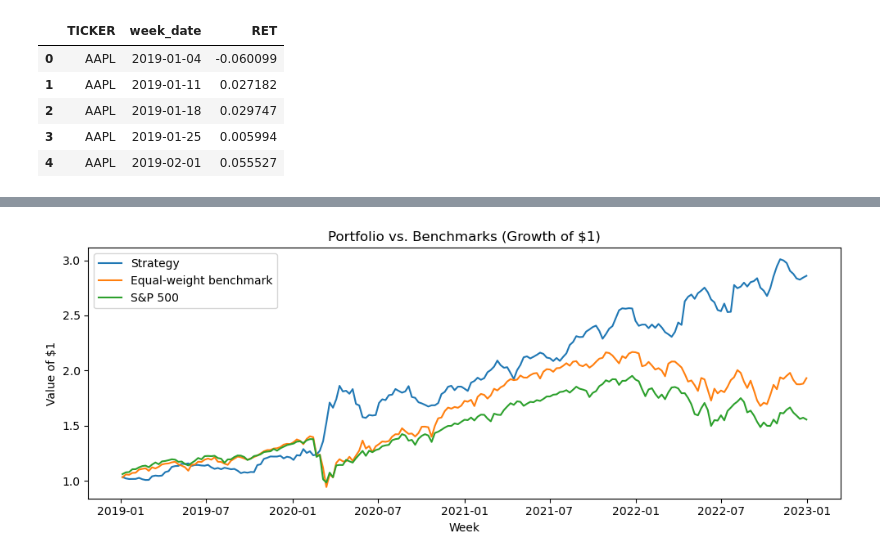
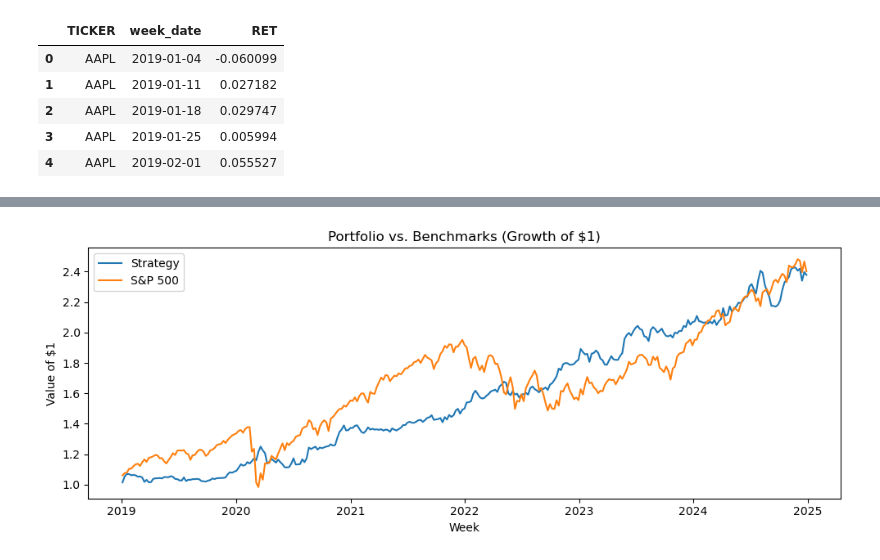
Before and after one commit to kktallam/ML-Capstone-Project-006, a Jupyter notebook: code/entity_match.ipynb, the cells around one changed output, grey strips where cells are left out. Saved outputs shown, nothing was run; the diff lists cells and outputs as text; code cells hidden in the pictures.

```diff
--- a/code/entity_match.ipynb
+++ b/code/entity_match.ipynb
@@ -5,3 +9,5 @@ import matplotlib.pyplot as plt
 # %%
-signal_df = pd.read_csv('../data/daily_absa_2022.csv')
+signal_df1 = pd.read_csv('../data/daily_absa_2022.csv')
+signal_df2 = pd.read_csv('../data/daily_absa_2024.csv')
+signal_df = pd.concat([signal_df1, signal_df2], ignore_index=True)
 sp500_df = pd.read_excel('../data/sp_500_constituents.xlsx')
@@ -35,43 +49,27 @@ import pandas as pd
 
 # --- 1) Helpers --------------------------------------------------------------
 
-# normalize names/tickers to make matching robust
-def _norm(s: str) -> str:
-    if pd.isna(s):
-        return ""
-    s = s.lower()
-    s = s.replace("&", " and ")
-    # remove common company suffixes
-    s = re.sub(r"\b(co|corp|corporation|inc|inc\.|ltd|plc|company|the)\b", " ", s)
-    # keep only letters/digits/spaces
-    s = re.sub(r"[^a-z0-9 ]+", " ", s)
-    # collapse spaces
-    s = re.sub(r"\s+", " ", s).strip()
-    return s
-
 def _split_keywords(s: str):
     if pd.isna(s) or not s:
         return []
-    # keywords appear comma-separated (and sometimes with slashes/pipes/semicolons)
     return [k.strip() for k in re.split(r"[,\|/;]", s) if k.strip()]
 
-# --- 2) Build a normalized keyword → ticker map from sp500_df ----------------
+# --- 2) Build a simple alias → ticker map from sp500_df ----------------------
 
-# Collect all aliases for each row: Ticker, Company Name, and Search Keywords
 aliases_map = {}
 for _, r in sp500_df.iterrows():
     ticker = str(r.get("Ticker", "")).strip()
-    comps = [ticker, str(r.get("Company Name", ""))]
+    comps = [ticker, str(r.get("Company Name", "")).strip()]
     comps += _split_keywords(str(r.get("Search Keywords", "")))
-    # add both raw and normalized variants to the dictionary
     for alias in comps:
-        if not alias:
-            continue
-        aliases_map[_norm(alias)] = ticker
+        alias = alias.strip()
+        if alias:
+            aliases_map[alias] = ticker
 
-# --- 3) Exact/alias match on normalized entity --------------------------------
+# --- 3) Exact match on the raw entity text -----------------------------------
 
 signal_df = signal_df.copy()
-signal_df["entity_norm"] = signal_df["entity"].map(_norm)
-signal_df["matched_ticker"] = signal_df["entity_norm"].map(aliases_map)
+signal_df["matched_ticker"] = (
+    signal_df["entity"].astype(str).str.strip().map(aliases_map)
+)
 # %%
@@ -546,13 +613,12 @@ backtest_results['weekly_perf']['sp500_cum_ret'] = backtest_results['weekly_perf
 # %%
 perf = backtest_results['weekly_perf']
 fig, ax = plt.subplots(figsize=(10, 4))
 ax.plot(perf['week_date'], perf['port_value'], label='Strategy')
-ax.plot(perf['week_date'], perf['benchmark_value'], label='Equal-weight benchmark')
 ax.plot(perf['week_date'], perf['sp500_value'], label='S&P 500')
 ax.set_title('Portfolio vs. Benchmarks (Growth of $1)')
 ax.set_xlabel('Week')
 ax.set_ylabel('Value of $1')
 ax.legend()
 plt.tight_layout()
 # %% [output]
-[figure, old version]
+[figure, new version]
```
Also changed, not shown: parts of 29 cells of this notebook.
